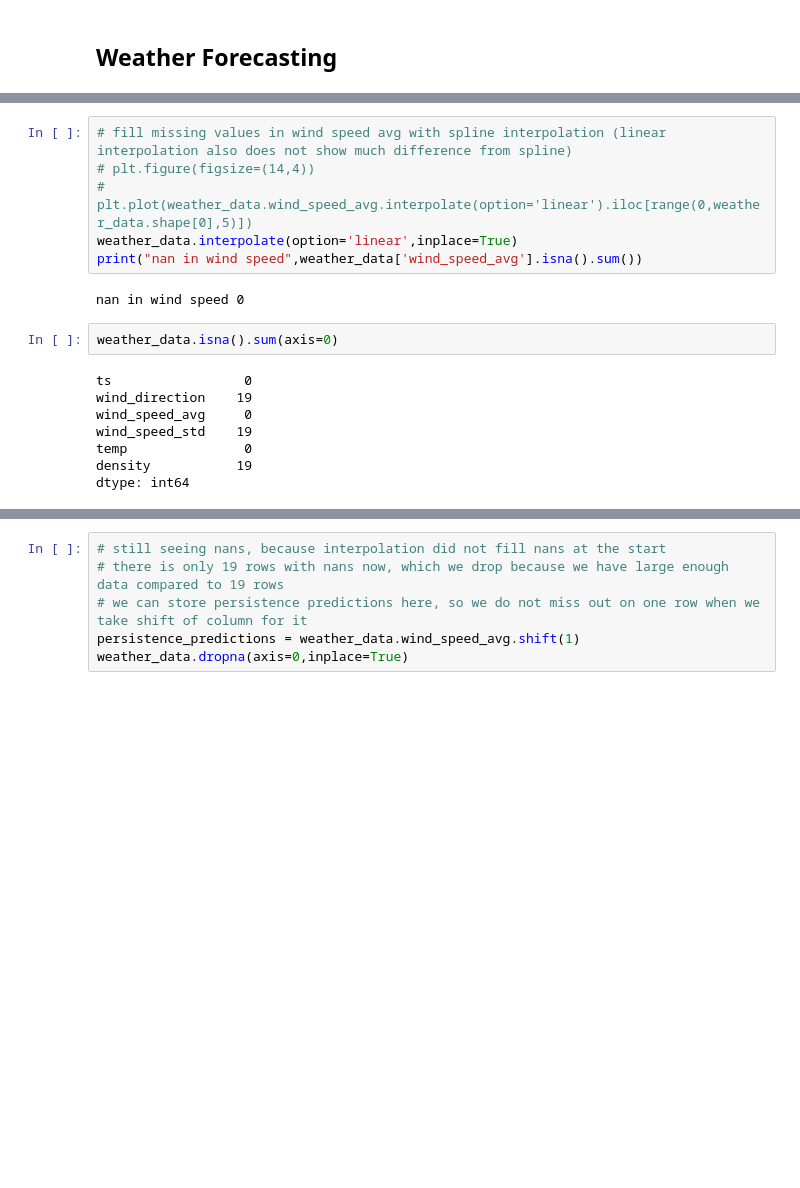
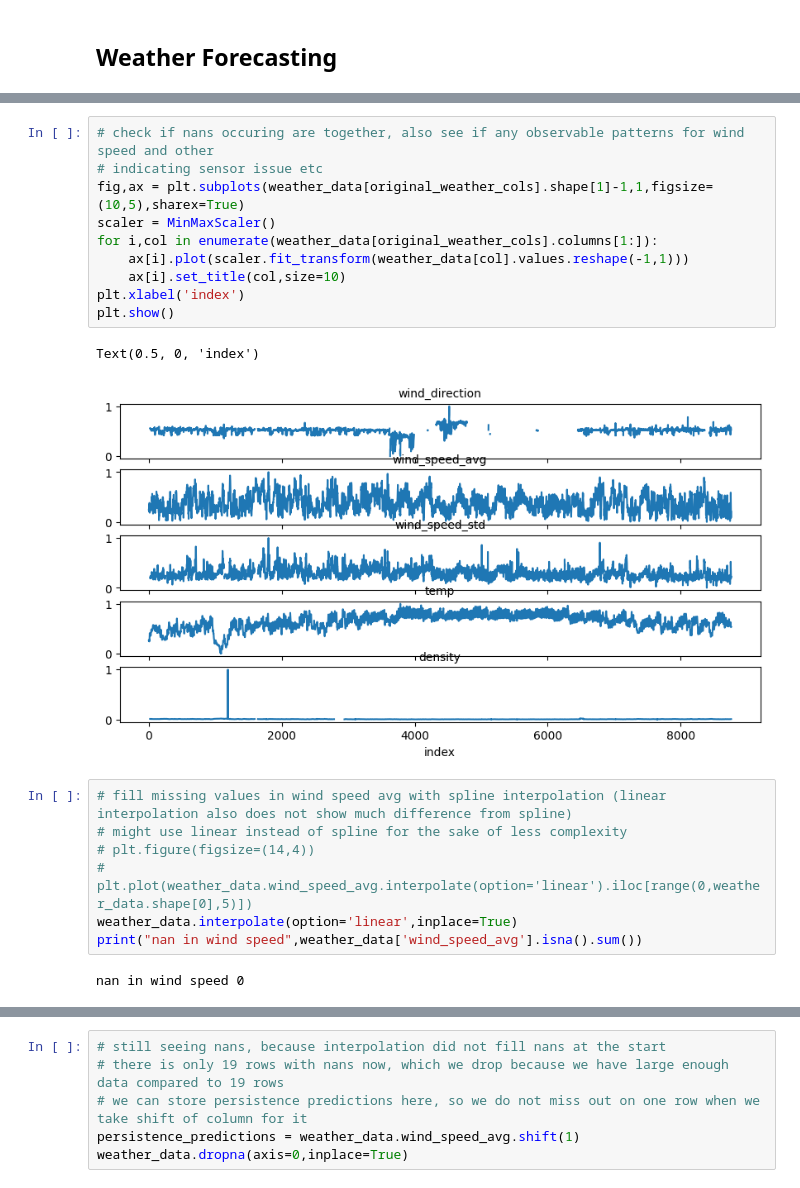
Before and after one commit to gandalf486/weather-forecast, a Jupyter notebook: explore.ipynb, the cells around one changed output, grey strips where cells are left out. Saved outputs shown, nothing was run; the diff lists cells and outputs as text; blank space fills up the shorter version.

```diff
--- a/explore.ipynb
+++ b/explore.ipynb
@@ -81,18 +212,22 @@ weather_data.head()
+# %%
+# check if nans occuring are together, also see if any observable patterns for wind speed and other
+# indicating sensor issue etc
+fig,ax = plt.subplots(weather_data[original_weather_cols].shape[1]-1,1,figsize=(10,5),sharex=True)
+scaler = MinMaxScaler()
+for i,col in enumerate(weather_data[original_weather_cols].columns[1:]):
+    ax[i].plot(scaler.fit_transform(weather_data[col].values.reshape(-1,1)))
+    ax[i].set_title(col,size=10)
+plt.xlabel('index')
+plt.show()
+# %% [output]
+Text(0.5, 0, 'index')
+[figure, added]
 # %%
 # fill missing values in wind speed avg with spline interpolation (linear interpolation also does not show much difference from spline)
+# might use linear instead of spline for the sake of less complexity
 # plt.figure(figsize=(14,4))
 # plt.plot(weather_data.wind_speed_avg.interpolate(option='linear').iloc[range(0,weather_data.shape[0],5)])
 weather_data.interpolate(option='linear',inplace=True)
 print("nan in wind speed",weather_data['wind_speed_avg'].isna().sum())
 # %% [output]
 nan in wind speed 0
-# %%
-weather_data.isna().sum(axis=0)
-# %% [output]
-ts                 0
-wind_direction    19
-wind_speed_avg     0
-wind_speed_std    19
-temp               0
-density           19
-dtype: int64
```
Also changed, not shown: parts of 90 cells of this notebook, 1 other file.
